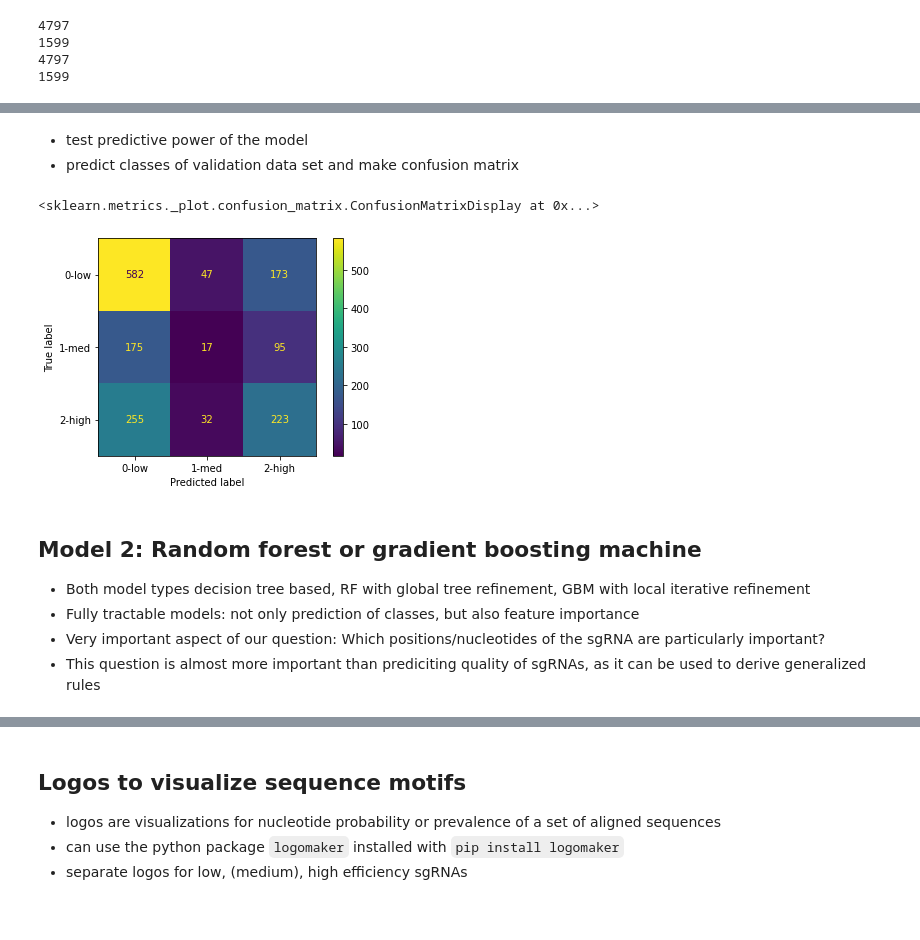
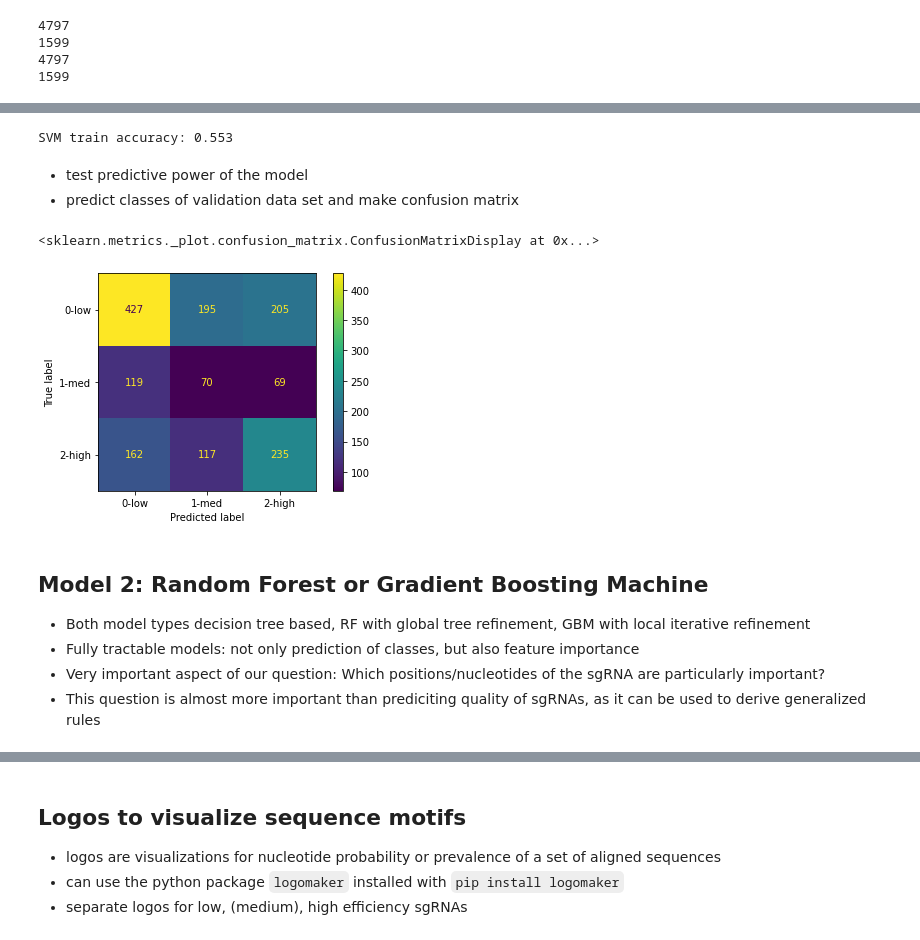
Before and after one commit to m-jahn/R-notebook-crispri-lib, a Jupyter notebook: sgRNA_library_V2/pipeline/sgRNA_ML_analysis.ipynb, the cells around one changed output, grey strips where cells are left out. Drawn from its saved outputs; the diff is of its cells as text; code cells hidden in the pictures.

```diff
--- a/sgRNA_library_V2/pipeline/sgRNA_ML_analysis.ipynb
+++ b/sgRNA_library_V2/pipeline/sgRNA_ML_analysis.ipynb
@@ -261,10 +268,12 @@ from sklearn.model_selection import GridSearchCV
 # %%
-param_grid = {'C': [0.5, 0.75, 1, 1.5], 'kernel': ['rbf', 'linear'], 'gamma': [0.01, 0.05, 0.1, 0.5, 1, 5]}
+%%time
+# Model tuning
+param_grid = {
+    'kernel': ['rbf', 'linear'],
+    'C': [0.5, 0.75, 1, 1.5, 2],
+    'gamma': [0.01, 0.05, 0.1, 0.5, 1, 5]}
 SVM = svm.SVC()
-SVM_tune = GridSearchCV(SVM, param_grid)
-SVM_tune.fit(x_train[ : 1000], y_train[ : 1000])
-
-SVM_tune_best = SVM_tune.cv_results_["rank_test_score"] == 1
-SVM_tune_best = SVM_tune.cv_results_["params"][np.where(SVM_tune_best)[0][0]]
-print(SVM_tune_best)
+SVM_tune = GridSearchCV(SVM, param_grid, n_jobs = -1)
+SVM_tune.fit(x_train[: 2000], y_train[: 2000])
+print(SVM_tune.best_params_)
 # %% [output]
@@ -272,24 +283,30 @@ print(SVM_tune_best)
 # %%
-SVM = svm.SVC(**SVM_tune_best, probability = True, class_weight = "balanced")
+# Model fitting
+SVM = svm.SVC(**SVM_tune.best_params_, probability = True, class_weight = "balanced")
 SVM_fit = SVM.fit(x_train, y_train)
+
 # predict class for each feature vector of training data
-y_pred = SVM_fit.predict(x_test)
+SVM_pred = SVM_fit.predict(x_test)
+
 # predict class probability for each feature vector of training data (optional)
 #SVM_fit.predict_proba(x_test)
+# %%
+print("SVM train accuracy: %0.3f" % SVM_tune.score(x_test, y_test))
+# %% [output]
+SVM train accuracy: 0.553
 # %% [markdown]
 - test predictive power of the model
 - predict classes of validation data set and make confusion matrix
 # %%
-# x-axilogomakerredictions; y-axis: ground truth
-from sklearn.metrics import confusion_matrix, ConfusionMatrixDisplay
-SVM_cm = confusion_matrix(y_test, y_pred, labels = SVM_fit.classes_)
+# x-axis: predictions; y-axis: ground truth
+SVM_cm = confusion_matrix(y_test, SVM_pred, labels = SVM_fit.classes_)
 SVM_cmplot = ConfusionMatrixDisplay(SVM_cm, display_labels = SVM_fit.classes_)
 SVM_cmplot.plot()
 # %% [output]
 <sklearn.metrics._plot.confusion_matrix.ConfusionMatrixDisplay at 0x...>
-[figure, old version]
+[figure, new version]
 # %% [markdown]
-## Model 2: Random forest or gradient boosting machine
+## Model 2: Random Forest or Gradient Boosting Machine
 
 - Both model types decision tree based, RF with global tree refinement, GBM with local iterative refinement
 - Fully tractable models: not only prediction of classes, but also feature importance
```
Also changed, not shown: parts of 12 cells of this notebook.
